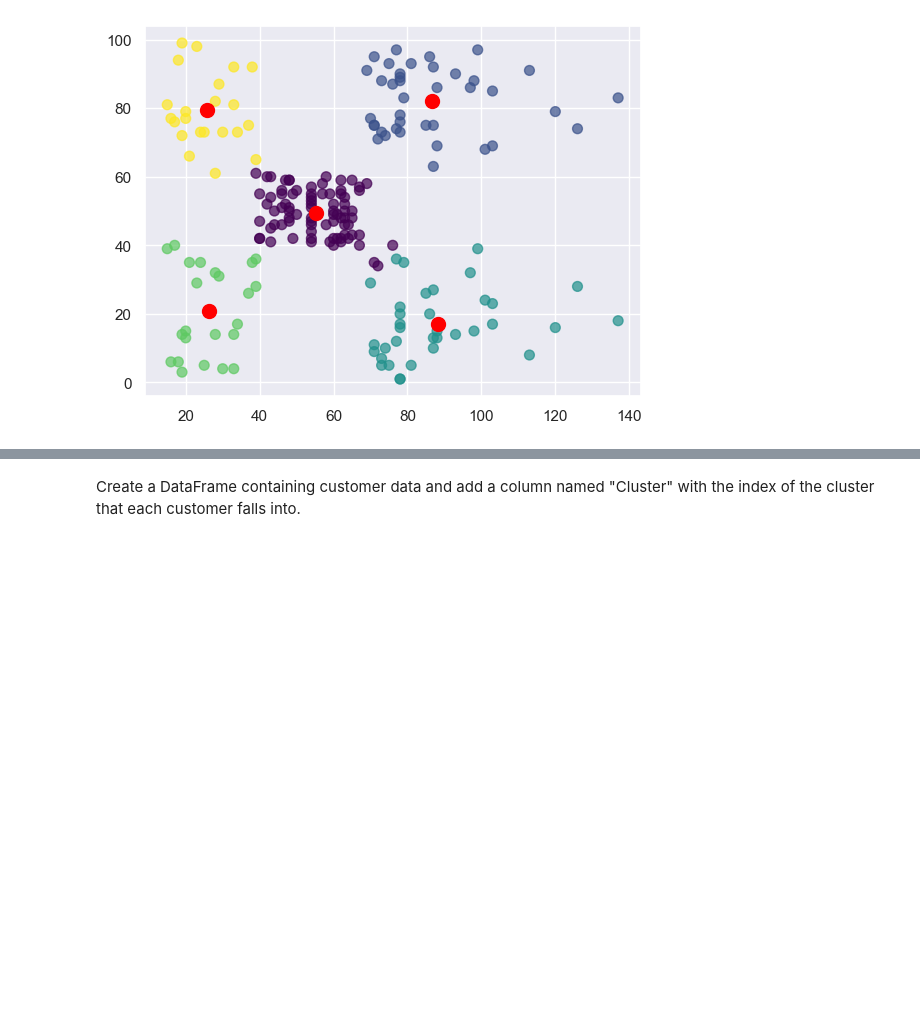
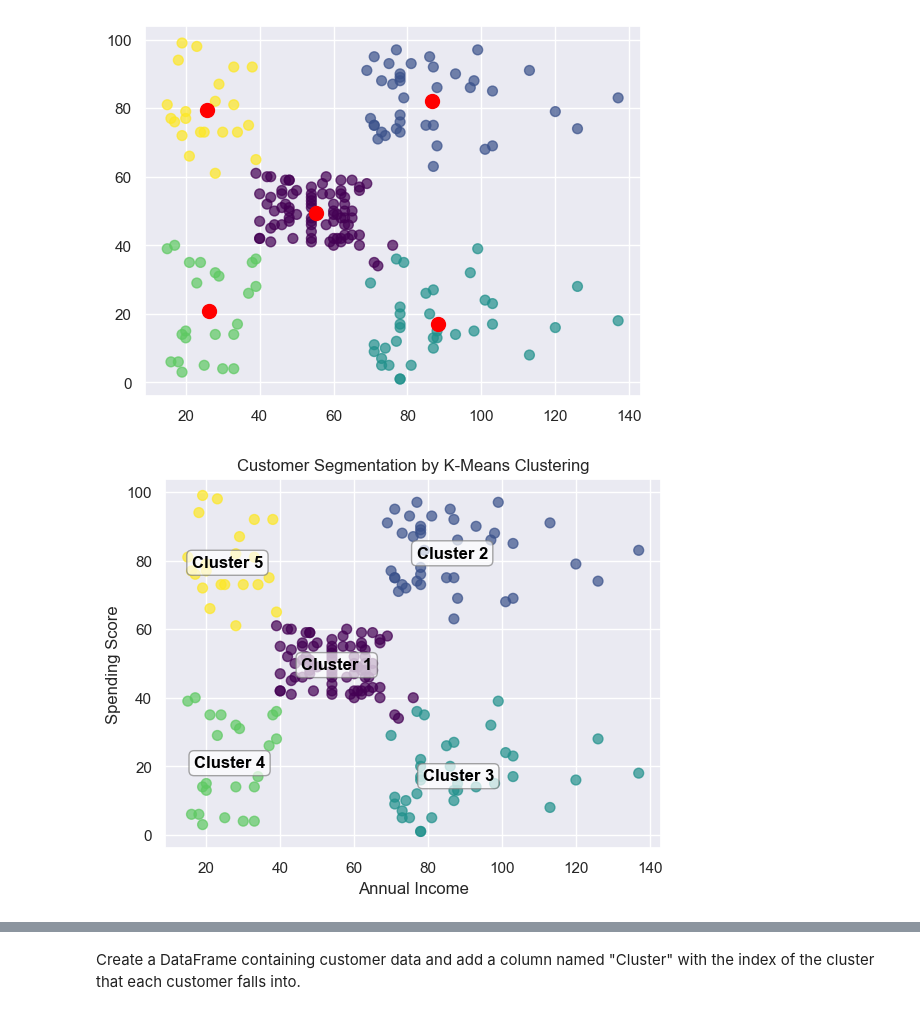
Before and after one commit to marlene09/Applied-Machine-Learning, a Jupyter notebook: Chapter 1/k-Means Clustering.ipynb, the cells around one changed output, grey strips where cells are left out. Drawn from its saved outputs; the diff is of its cells as text; code cells hidden in the pictures; blank space fills up the shorter version.

```diff
--- a/Chapter 1/k-Means Clustering.ipynb
+++ b/Chapter 1/k-Means Clustering.ipynb
@@ -275,6 +275,32 @@ plt.scatter(centers[:, 0], centers[:, 1], c='red', s=100)
 # %% [output]
 <matplotlib.collections.PathCollection at 0x...>
 [figure]
+# %%
+n_clusters = 5
+kmeans = KMeans(n_clusters=n_clusters, random_state=0)
+kmeans.fit(filtered_df)
+predicted_cluster_indexes = kmeans.predict(filtered_df)
+
+# Scatter plot of the data points coloured by cluster
+plt.scatter(annual_income, spending_score, c=predicted_cluster_indexes, s=50, alpha=0.7, cmap='viridis')
+
+# Get the cluster centers
+centers = kmeans.cluster_centers_
+
+# Label each cluster centre instead of showing a red dot
+for i, (x, y) in enumerate(centers):
+    plt.text(x, y, f'Cluster {i+1}', fontsize=12, weight='bold',
+             ha='center', va='center', color='black',
+             bbox=dict(facecolor='white', alpha=0.7, edgecolor='grey', boxstyle='round,pad=0.3'))
+
+# Add axis labels and title (optional)
+plt.xlabel('Annual Income')
+plt.ylabel('Spending Score')
+plt.title('Customer Segmentation by K-Means Clustering')
+
+plt.show()
+# %% [output]
+[figure, added]
 # %%
 # kmeans = KMeans(n_clusters=5, random_state=0)
 # kmeans.fit(points)
```
Also changed, not shown: parts of 12 cells of this notebook.
